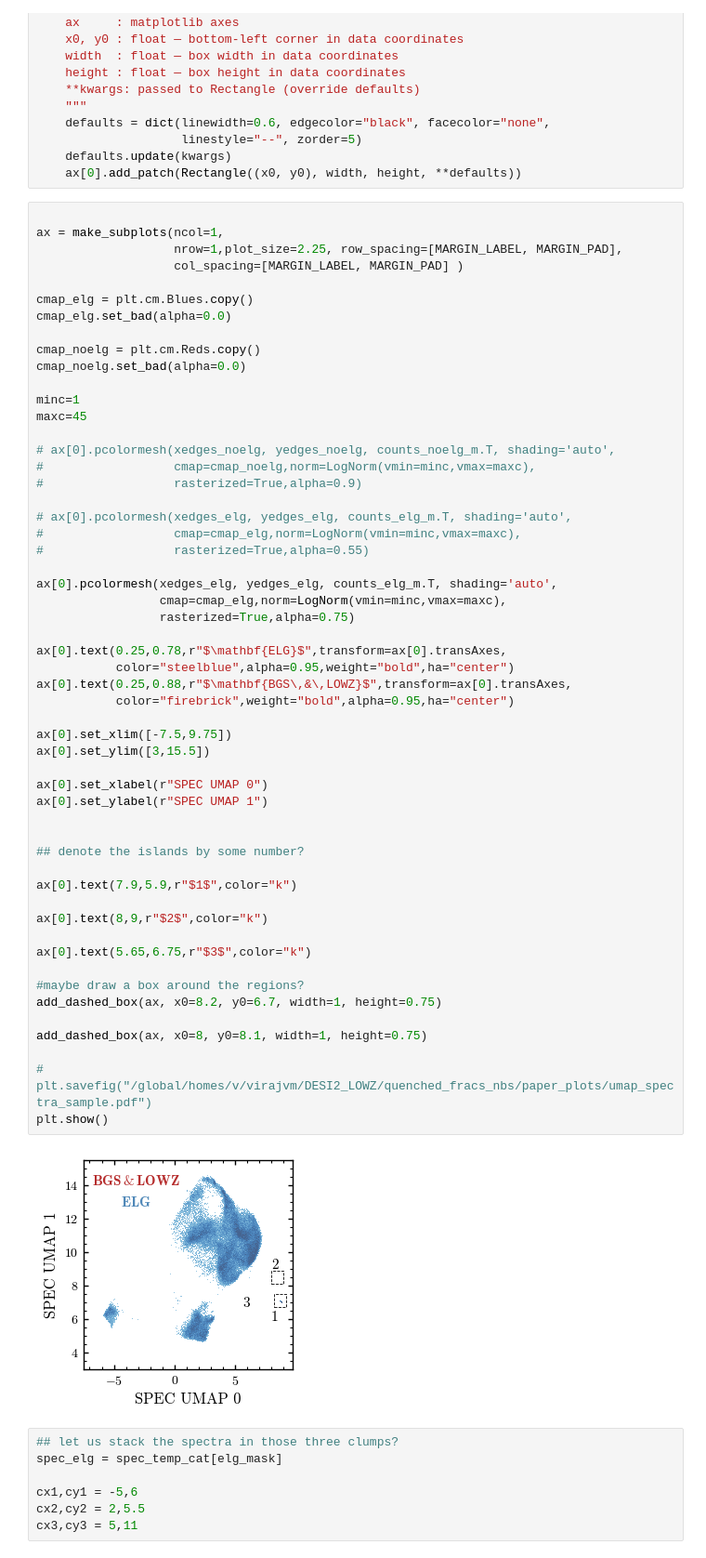
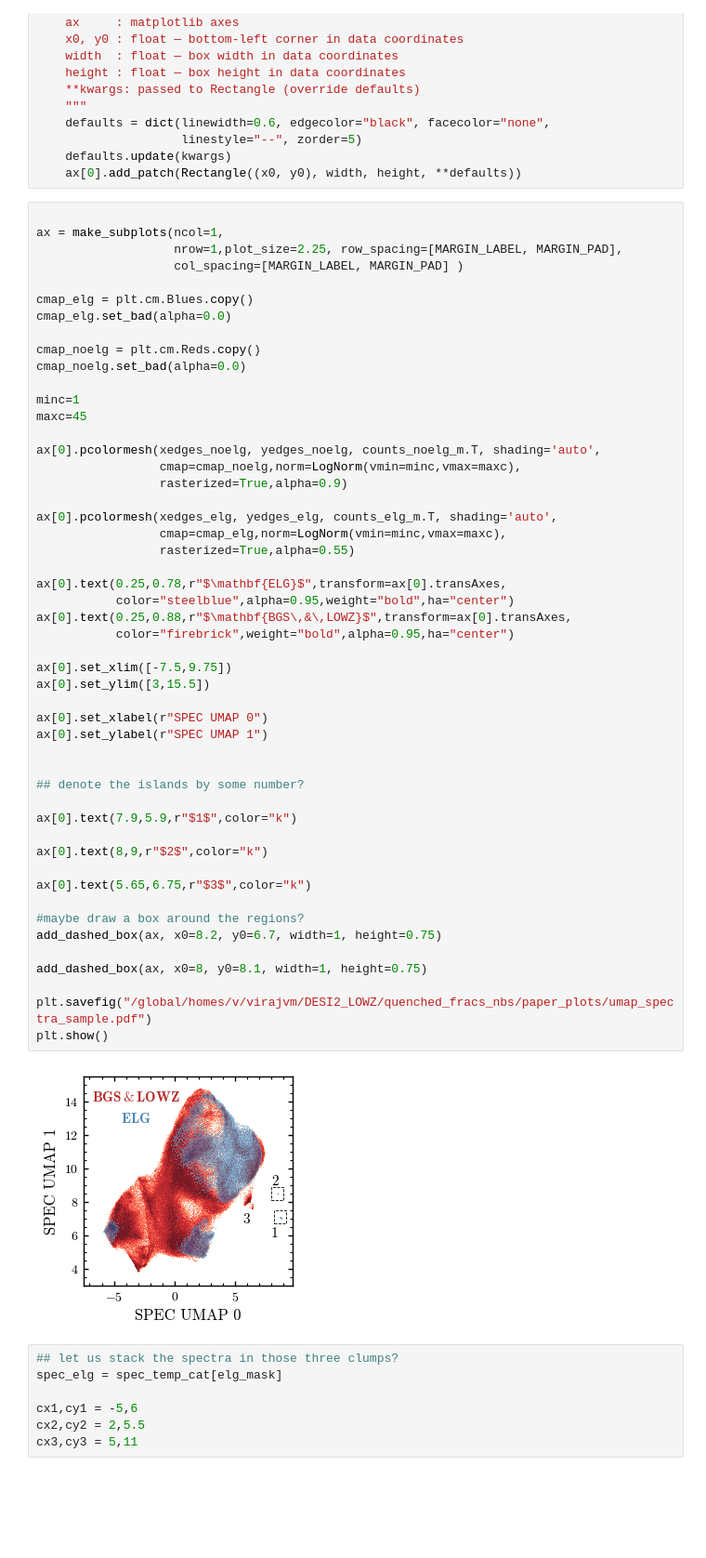
Before and after one commit to virajvman/desi_dwarfs, a Jupyter notebook: notebooks/catalog_paper/spectra_nnmf_explore.ipynb, the cells around one changed output. Shown at 93% size. Cells and saved outputs as stored; diff of their text form; blank space fills up the shorter version.

Commit message:
plott updates

```diff
--- a/notebooks/catalog_paper/spectra_nnmf_explore.ipynb
+++ b/notebooks/catalog_paper/spectra_nnmf_explore.ipynb
@@ -680,47 +680,43 @@ cmap_noelg.set_bad(alpha=0.0)
 minc=1
 maxc=45
 
-# ax[0].pcolormesh(xedges_noelg, yedges_noelg, counts_noelg_m.T, shading='auto',
-#                  cmap=cmap_noelg,norm=LogNorm(vmin=minc,vmax=maxc),
-#                  rasterized=True,alpha=0.9)
-
-# ax[0].pcolormesh(xedges_elg, yedges_elg, counts_elg_m.T, shading='auto',
-#                  cmap=cmap_elg,norm=LogNorm(vmin=minc,vmax=maxc),
-#                  rasterized=True,alpha=0.55)
+ax[0].pcolormesh(xedges_noelg, yedges_noelg, counts_noelg_m.T, shading='auto',
+                 cmap=cmap_noelg,norm=LogNorm(vmin=minc,vmax=maxc),
+                 rasterized=True,alpha=0.9)
 
 ax[0].pcolormesh(xedges_elg, yedges_elg, counts_elg_m.T, shading='auto',
                  cmap=cmap_elg,norm=LogNorm(vmin=minc,vmax=maxc),
-                 rasterized=True,alpha=0.75)
+                 rasterized=True,alpha=0.55)
 
 ax[0].text(0.25,0.78,r"$\mathbf{ELG}$",transform=ax[0].transAxes,
            color="steelblue",alpha=0.95,weight="bold",ha="center")
 ax[0].text(0.25,0.88,r"$\mathbf{BGS\,&\,LOWZ}$",transform=ax[0].transAxes,
            color="firebrick",weight="bold",alpha=0.95,ha="center")
 
 ax[0].set_xlim([-7.5,9.75])
 ax[0].set_ylim([3,15.5])
 
 ax[0].set_xlabel(r"SPEC UMAP 0")
 ax[0].set_ylabel(r"SPEC UMAP 1")
 
 
 ## denote the islands by some number?
 
 ax[0].text(7.9,5.9,r"$1$",color="k")
 
 ax[0].text(8,9,r"$2$",color="k")
 
 ax[0].text(5.65,6.75,r"$3$",color="k")
 
 #maybe draw a box around the regions?
 add_dashed_box(ax, x0=8.2, y0=6.7, width=1, height=0.75)
 
 add_dashed_box(ax, x0=8, y0=8.1, width=1, height=0.75)
 
-# plt.savefig("/global/homes/v/virajvm/DESI2_LOWZ/quenched_fracs_nbs/paper_plots/umap_spectra_sample.pdf")
+plt.savefig("/global/homes/v/virajvm/DESI2_LOWZ/quenched_fracs_nbs/paper_plots/umap_spectra_sample.pdf")
 plt.show()
 # %% [output]
-[figure, old version]
+[figure, new version]
 # %%
 ## let us stack the spectra in those three clumps?
 spec_elg = spec_temp_cat[elg_mask]
```
Also changed, not shown: parts of 3 cells of this notebook, 2 other files.
